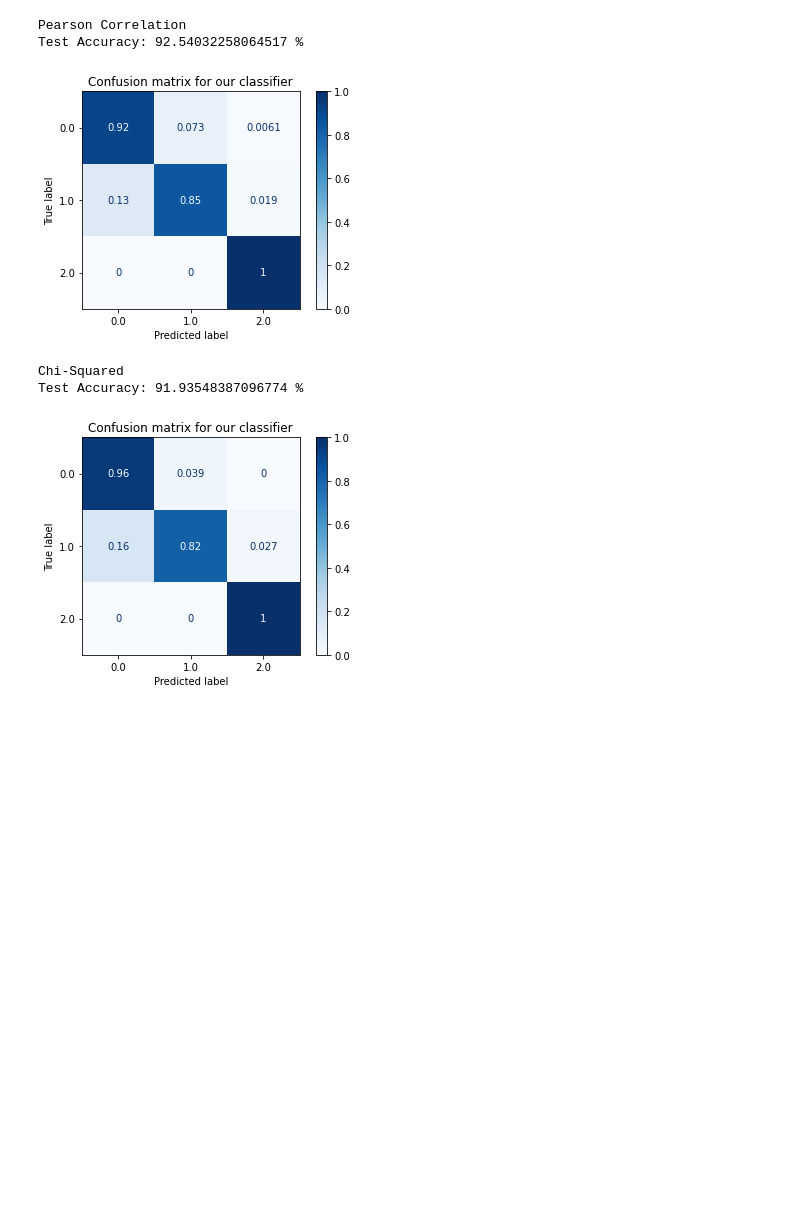
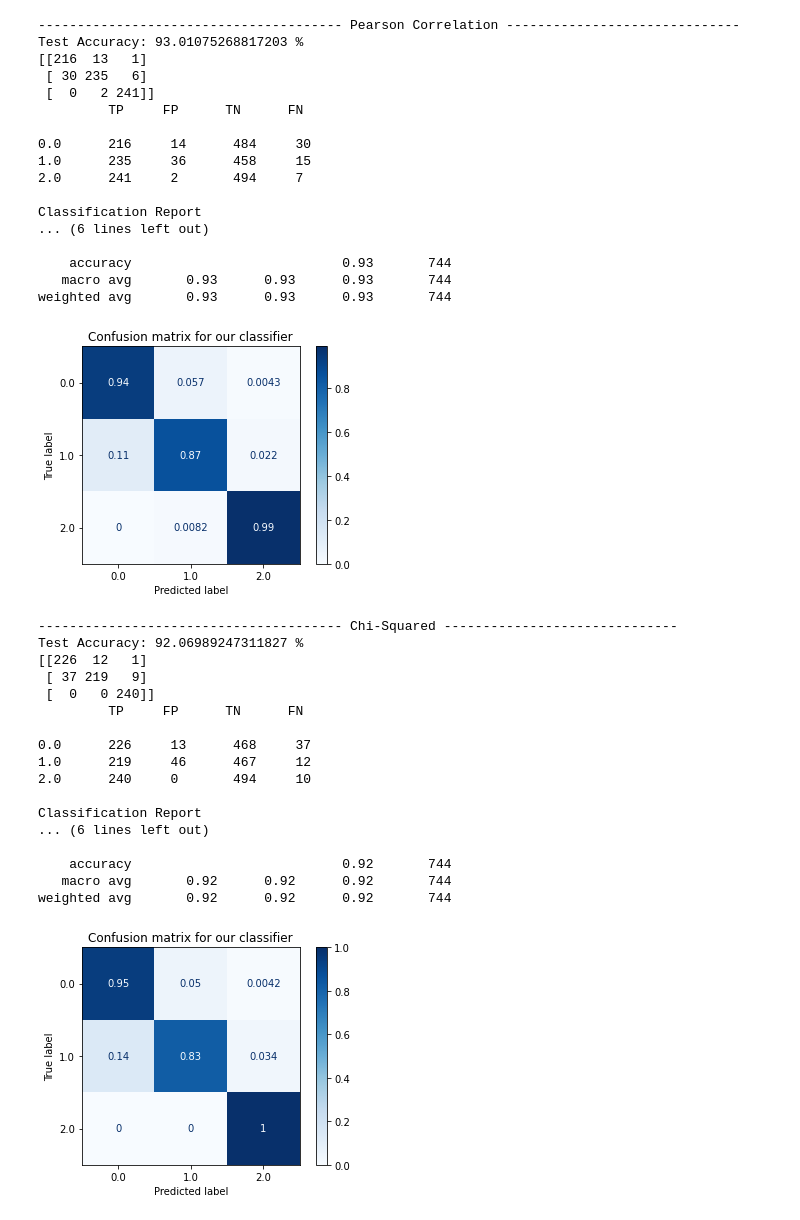
Before and after one commit to HGOYAL015/IIVP_EEG, a Jupyter notebook: KNN.ipynb, the cells around one changed output. Drawn from its saved outputs; the diff is of its cells as text; code cells hidden in the pictures; blank space fills up the shorter version.

```diff
--- a/KNN.ipynb
+++ b/KNN.ipynb
@@ -24,6 +24,7 @@ from sklearn.model_selection import train_test_split
 from sklearn.preprocessing import StandardScaler
 from sklearn.neighbors import KNeighborsClassifier
 from sklearn.metrics import classification_report, confusion_matrix
+from sklearn.metrics import classification_report
 import csv
 
 
@@ -44,7 +45,7 @@ def cor_selector(X, y, num_feats):
     return cor_support, cor_feature
 
 
-data = pd.read_csv('/content/out.csv')
+data = pd.read_csv('out.csv')
 data.head()
 df = data
 df = df.drop(columns=['Label'])
@@ -167,5 +126,5 @@ Please also refer to the documentation for alternative solver options:
 # %%
-dataset = pd.read_csv('/content/out.csv')
+dataset = pd.read_csv('out.csv')
 
 for i in our_feature:
   print("---------------------------------------",
@@ -175,36 +134,80 @@ for i in our_feature:
   d=dataset[temp]
   X_ori=np.array(d)
 
   X_train, X_test, y_train, y_test = train_test_split(X_ori, Y_ori, test_size=0.30)
 
 
   scaler = StandardScaler()
   scaler.fit(X_train)
 
   X_train = scaler.transform(X_train)
   X_test = scaler.transform(X_test)
 
 
   classifier = KNeighborsClassifier(n_neighbors=5)
   classifier.fit(X_train, y_train)
 
   y_pred = classifier.predict(X_test)
 
 
 
   print("Test Accuracy:", (classifier.score(X_test, y_test.ravel()))*100, "%")
   matrix = plot_confusion_matrix(classifier,
                                X_test,
                                y_test,
                                cmap=plt.cm.Blues,
                                normalize='true')
+
   plt.title('Confusion matrix for our classifier')
+  confusion = confusion_matrix(y_test, y_pred)
+
+  confusion= confusion.flatten()
+
+  print('\t TP\tFP\tTN\tFN')
+  print()
+
+  print('0.0\t',confusion[0],'\t',confusion[1]+confusion[2],'\t',confusion[4]+confusion[5]+confusion[7]+confusion[8],'\t',confusion[3]+confusion[6])
+  print('1.0\t',confusion[4],'\t',confusion[3]+confusion[5],'\t',confusion[0]+confusion[2]+confusion[6]+confusion[8],'\t',confusion[1]+confusion[7])
+  print('2.0\t',confusion[8],'\t',confusion[6]+confusion[7],'\t',confusion[0]+confusion[1]+confusion[3]+confusion[4],'\t',confusion[2]+confusion[5])
+
+  print('\nClassification Report\n')
+  print(classification_report(y_test, y_pred, target_names=['0.0', '1.0', '2.0']))
 
   plt.show()
 # %% [output]
-Pearson Correlation
-Test Accuracy: 92.54032258064517 %
+--------------------------------------- Pearson Correlation ------------------------------
+Test Accuracy: 93.01075268817203 %
+[[216  13   1]
+ [ 30 235   6]
+ [  0   2 241]]
+         TP     FP      TN      FN
+
+0.0      216     14      484     30
+1.0      235     36      458     15
+2.0      241     2       494     7
+
+Classification Report
+... (6 lines left out)
+
+    accuracy                           0.93       744
+   macro avg       0.93      0.93      0.93       744
+weighted avg       0.93      0.93      0.93       744
-[figure, old version]
+[figure, new version]
-Chi-Squared
-Test Accuracy: 91.93548387096774 %
+--------------------------------------- Chi-Squared ------------------------------
+Test Accuracy: 92.06989247311827 %
+[[226  12   1]
+ [ 37 219   9]
+ [  0   0 240]]
+         TP     FP      TN      FN
+
+0.0      226     13      468     37
+1.0      219     46      467     12
+2.0      240     0       494     10
+
+Classification Report
+... (6 lines left out)
+
+    accuracy                           0.92       744
+   macro avg       0.92      0.92      0.92       744
+weighted avg       0.92      0.92      0.92       744
-[figure, old version]
+[figure, new version]
```
Also changed, not shown: parts of 2 cells of this notebook, 2 other files.
